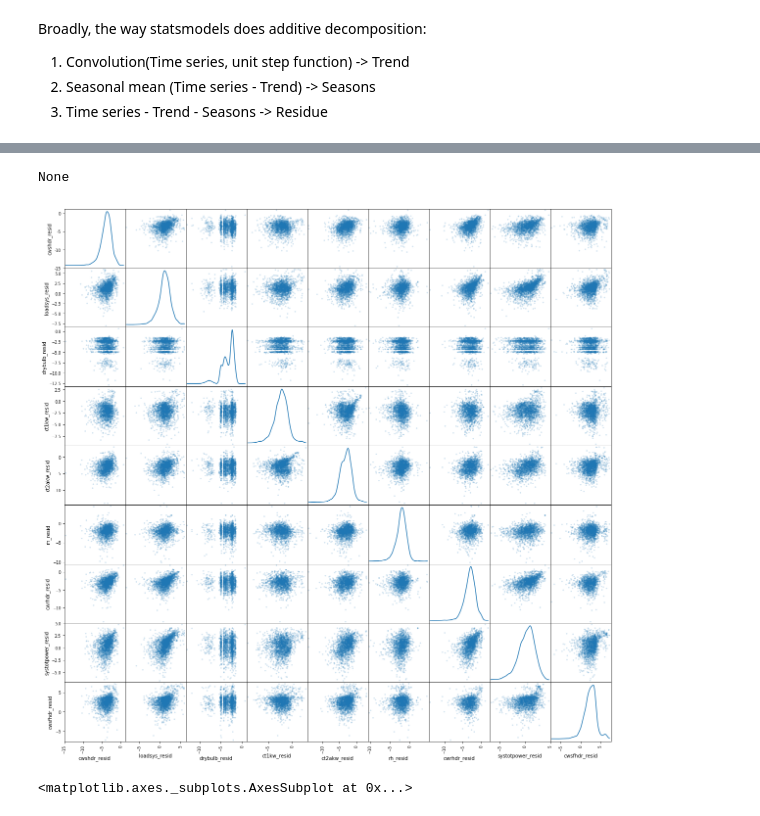
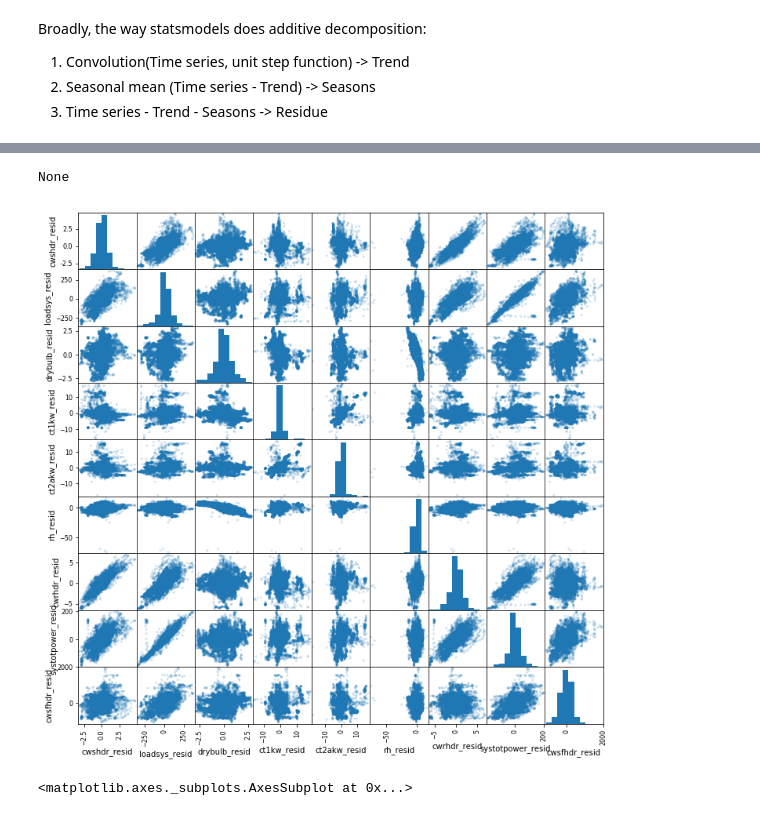
Before and after one commit to MiachelGu/chiller-plants, a Jupyter notebook: notebooks/5. Seasons and Trends.ipynb, the cells around one changed output, grey strips where cells are left out. Cells and saved outputs as stored; diff of their text form; code cells hidden in the pictures.

```diff
--- a/notebooks/5. Seasons and Trends.ipynb
+++ b/notebooks/5. Seasons and Trends.ipynb
@@ -85,17 +98,15 @@ df_decomposed.to_csv("../output/decomposed.csv")
 # %%
 # Let's look at relationships -- a bird eye's view
 plot_cols = ["cwshdr", "loadsys", "drybulb", "ct1kw", "ct2akw", "rh", "cwrhdr", "systotpower", "cwsfhdr"]
 plot_part = "resid"
 
-sample = df_decomposed["2017-01-01":"2017-01-06"]
+sample = df_decomposed
 sample = sample[[i + "_" + plot_part for i in plot_cols]]
-sample -= sample.shift(1)
-sample = sample.apply(np.log)
-ax = pd.plotting.scatter_matrix(sample, alpha=0.2, figsize=(20,20), diagonal="kde")
+ax = pd.plotting.scatter_matrix(sample, alpha=0.2, figsize=(12,12))
 print(None)
 # %% [output]
 None
-[figure, old version]
+[figure, new version]
 # %%
 sample = df_decomposed["2017-01-01":"2017-01"]
 sample = sample[[i + "_" + plot_part for i in plot_cols]]
```
Also changed, not shown: parts of 3 cells of this notebook, 16 other files.
